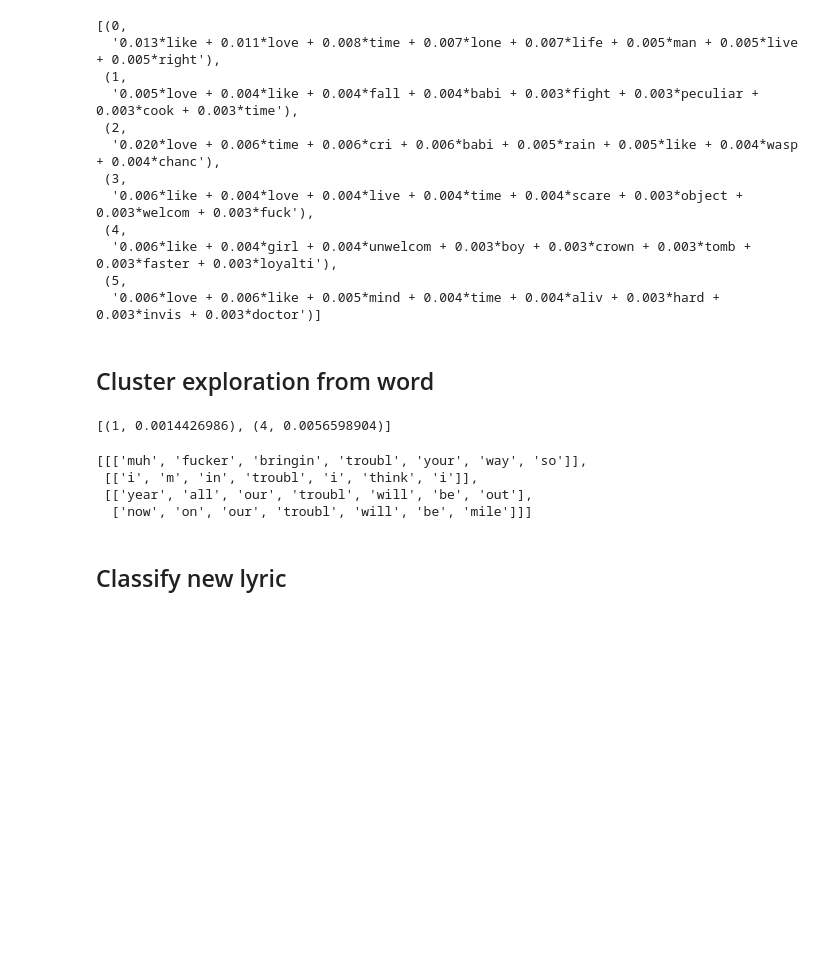
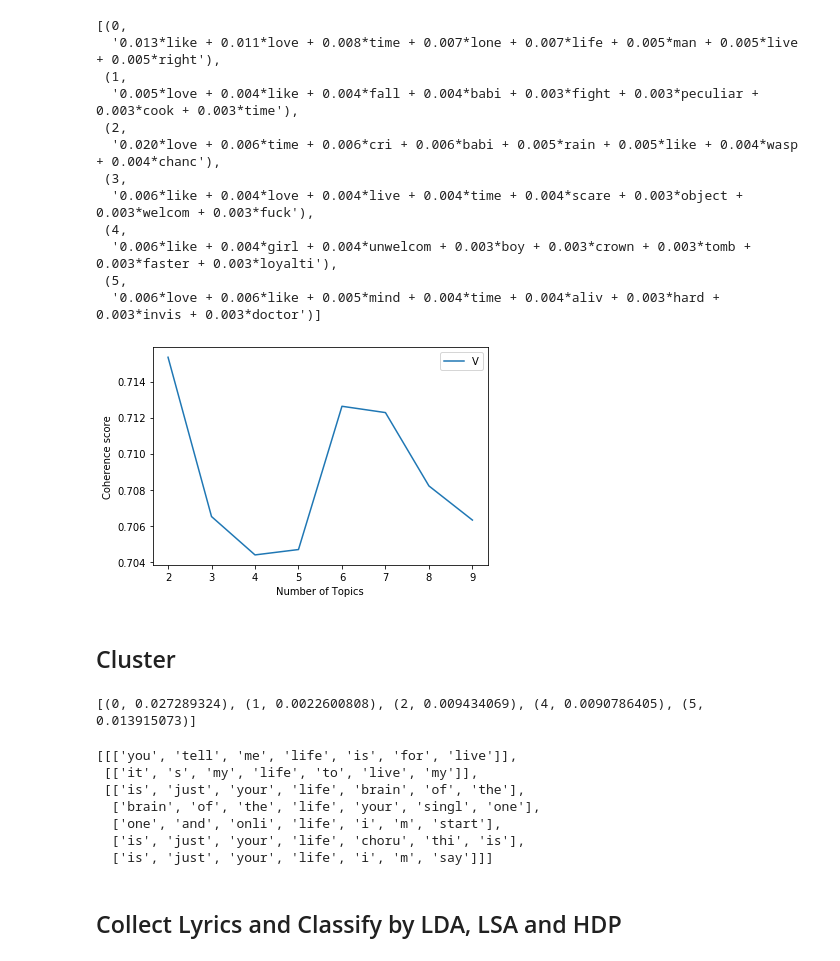
Before and after one commit to xzhangfox/ANALYSE-AND-CLASSIFY-MUSIC-BY-LYRICS, a Jupyter notebook: Sentiment Analysis.ipynb, the cells around one changed output. Saved outputs shown, nothing was run; the diff lists cells and outputs as text; code cells hidden in the pictures; blank space fills up the shorter version.

```diff
--- a/Sentiment Analysis.ipynb
+++ b/Sentiment Analysis.ipynb
@@ -453,53 +434,56 @@ hdp.print_topics(num_topics=6, num_words=8)
  (5,
   '0.006*love + 0.006*like + 0.005*mind + 0.004*time + 0.004*aliv + 0.003*hard + 0.003*invis + 0.003*doctor')]
 # %%
-def prepare_corpus(doc_clean):
+def COPUS_PRE(doc_clean):
 
     DICT = corpora.Dictionary(doc_clean)
 
-    doc_term_matrix = [DICT.doc2bow(doc) for doc in doc_clean]
+    MATRIX_TERMS = [DICT.doc2bow(doc) for doc in doc_clean]
 
-    return DICT,doc_term_matrix
+    return DICT,MATRIX_TERMS
 
-def compute_coherence_values(DICT, doc_term_matrix, doc_clean, stop, start=2, step=3):
+def COHERENCE_COMPUTER(DICT, MATRIX_TERMS, doc_clean, stop, start=2, step=3):
 
-    coherence_values = []
-    model_list = []
-    for number_of_topics in range(start, stop, step):
-        model= HdpModel(doc_term_matrix, id2word=DICT)
-        model_list.append(model)
-        coherencemodel = CoherenceModel(model=model, texts=doc_clean, dictionary=DICT, coherence='c_v')
-        coherence_values.append(coherencemodel.get_coherence())
-    return model_list, coherence_values
+    VALUE_COH = []
+    LST_MODEL = []
+    for TOPICNUMBERS in range(start, stop, step):
+        model= HdpModel(MATRIX_TERMS, id2word=DICT)
+        LST_MODEL.append(model)
+        COHEN_MOD = CoherenceModel(model=model, texts=doc_clean, dictionary=DICT, coherence='c_v')
+        VALUE_COH.append(COHEN_MOD.get_coherence())
+    return LST_MODEL, VALUE_COH
 
-def plot_graph(doc_clean,start, stop, step):
-    DICT,doc_term_matrix=prepare_corpus(doc_clean)
-    model_list, coherence_values = compute_coherence_values(DICT, doc_term_matrix,doc_clean,
+def PLOTGRAPHER(doc_clean,start, stop, step):
+    DICT,MATRIX_TERMS=COPUS_PRE(doc_clean)
+    LST_MODEL, VALUE_COH = COHERENCE_COMPUTER(DICT, MATRIX_TERMS,doc_clean,
                                                             stop, start, step)
     # Show graph
     x = range(start, stop, step)
-    plt.plot(x, coherence_values)
+    plt.plot(x, VALUE_COH)
     plt.xlabel("Number of Topics")
     plt.ylabel("Coherence score")
-    plt.legend(("coherence_values"), loc='best')
+    plt.legend(("VALUE_COH"), loc='best')
     plt.show()
 
 start,stop,step=2,10,1
 
-plot_graph(LYRICSFILTERED,start,stop,step)
+PLOTGRAPHER(LYRICSFILTERED,start,stop,step)
+# %% [output]
+[figure, added]
 # %% [markdown]
-## Cluster exploration from word
+## Cluster
 # %%
-word = 'troubl'
+word = 'life'
 print(lda_model.get_term_topics(PORTERSTEM.stem(word)))
 
 res = CONTEXT_CATCHER(word, tokenized_lyrics)
 res[:3]
 # %% [output]
-[(1, 0.0014426986), (4, 0.0056598904)]
+[(0, 0.027289324), (1, 0.0022600808), (2, 0.009434069), (4, 0.0090786405), (5, 0.013915073)]
-[[['muh', 'fucker', 'bringin', 'troubl', 'your', 'way', 'so']],
- [['i', 'm', 'in', 'troubl', 'i', 'think', 'i']],
- [['year', 'all', 'our', 'troubl', 'will', 'be', 'out'],
-  ['now', 'on', 'our', 'troubl', 'will', 'be', 'mile']]]
+[[['you', 'tell', 'me', 'life', 'is', 'for', 'live']],
+ [['it', 's', 'my', 'life', 'to', 'live', 'my']],
+ [['is', 'just', 'your', 'life', 'brain', 'of', 'the'],
+  ['brain', 'of', 'the', 'life', 'your', 'singl', 'one'],
+  ['one', 'and', 'onli', 'life', 'i', 'm', 'start'],
+  ['is', 'just', 'your', 'life', 'choru', 'thi', 'is'],
+  ['is', 'just', 'your', 'life', 'i', 'm', 'say']]]
-# %% [markdown]
-## Classify new lyric
@@ -775,0 +490,2 @@ So happy together (ba-ba-ba-ba ba-ba-ba-ba)
+# %% [markdown]
+## Collect Lyrics and Classify by LDA, LSA and HDP
```
Also changed, not shown: parts of 14 cells of this notebook, 2 other files.
